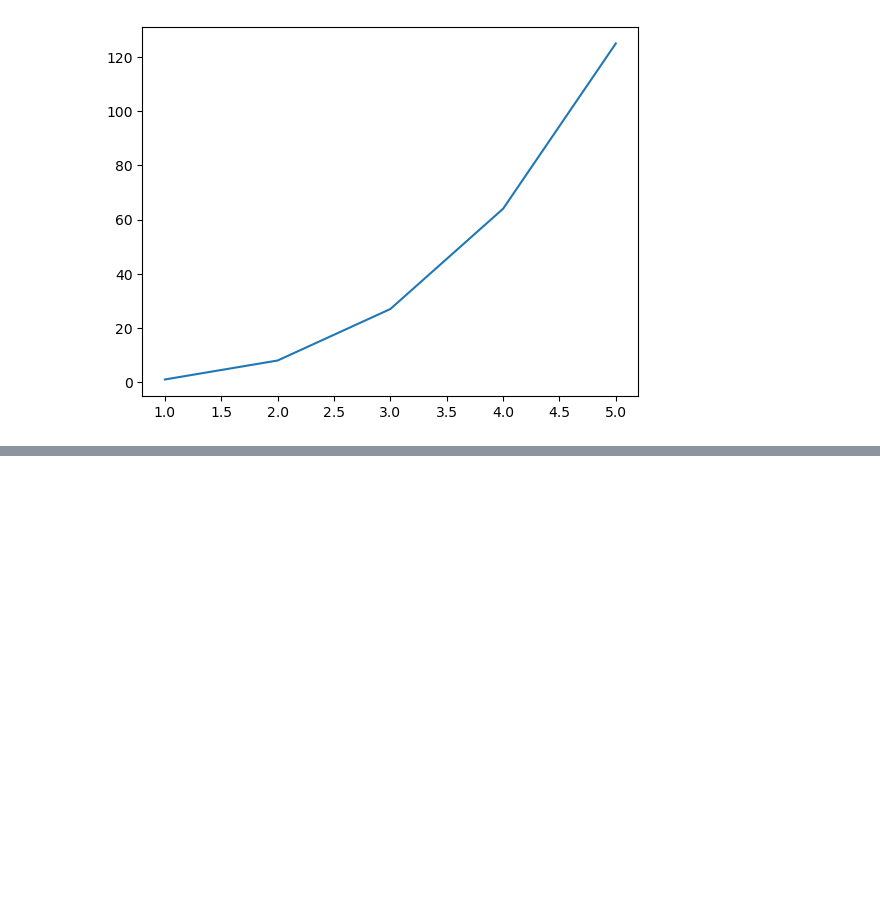
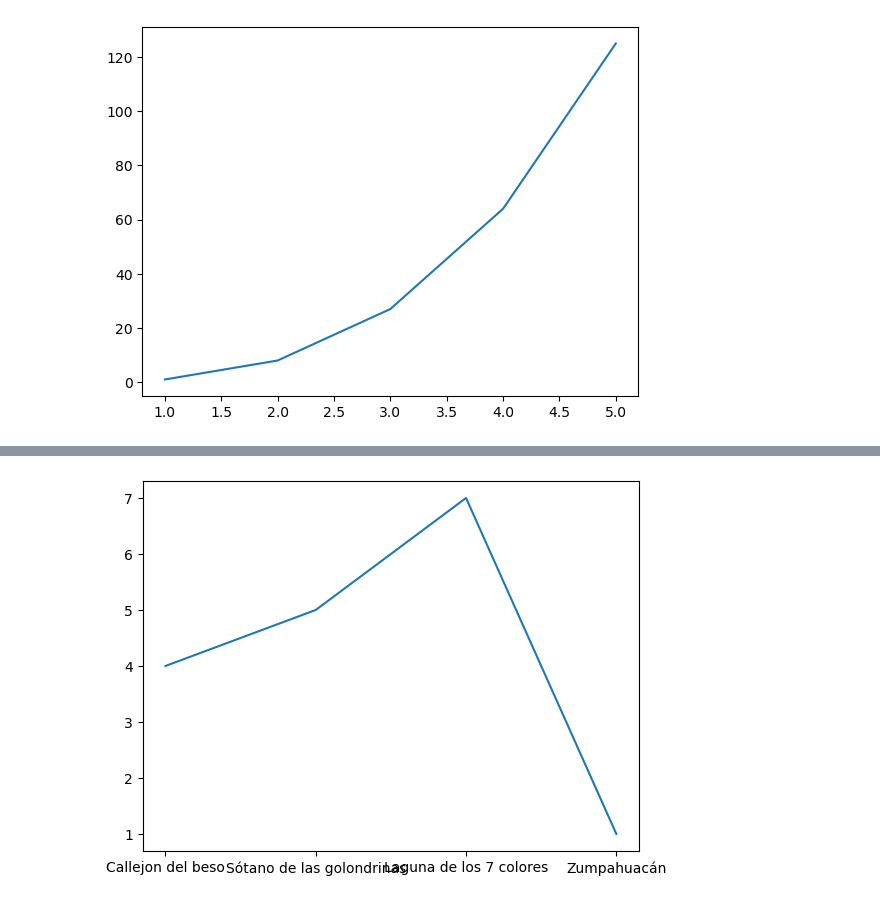
Before and after one commit to JFChavezC001/DataAnalysis, a Jupyter notebook: Matplotlib.ipynb, the cells around one changed output, grey strips where cells are left out. Drawn from its saved outputs; the diff is of its cells as text; code cells hidden in the pictures; blank space fills up the shorter version.

Commit message:
realizamos un ejercicio parecido al anterior pero haciendo uso del dataframe de practicas de campo que tuve a lo largo de la carrera

```diff
--- a/Matplotlib.ipynb
+++ b/Matplotlib.ipynb
@@ -26,3 +26,6 @@ plt.plot(x,y)
 plt.show()
 # %% [output]
 [figure]
+# %%
+practicasCampo=[Guanajuato,SanLuisPotosi,QuintanaRoo,Edomex]
+practicasCampo
@@ -28,0 +37,3 @@ plt.show()
+# %%
+df_practicas=pd.DataFrame(practicasCampo, columns=['País','Año de visita','dias duracion','Motivos','Lugar Favorito','VisConGeneracion'])
+df_practicas
@@ -28,0 +46,6 @@ plt.show()
+# %%
+#creamos una gráfica a partir de nuestro df
+plt.plot(df_practicas["Lugar Favorito"],df_practicas["dias duracion"])
+plt.show()
+# %% [output]
+[figure, added]
```
Also changed, not shown: parts of 2 cells of this notebook.
